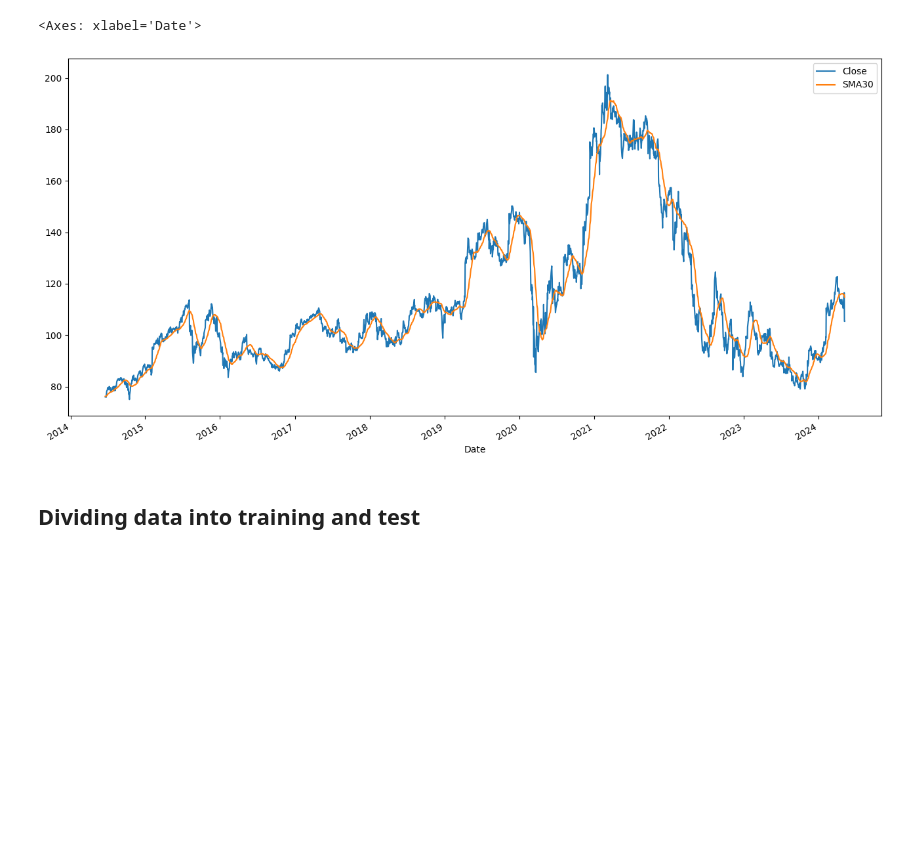
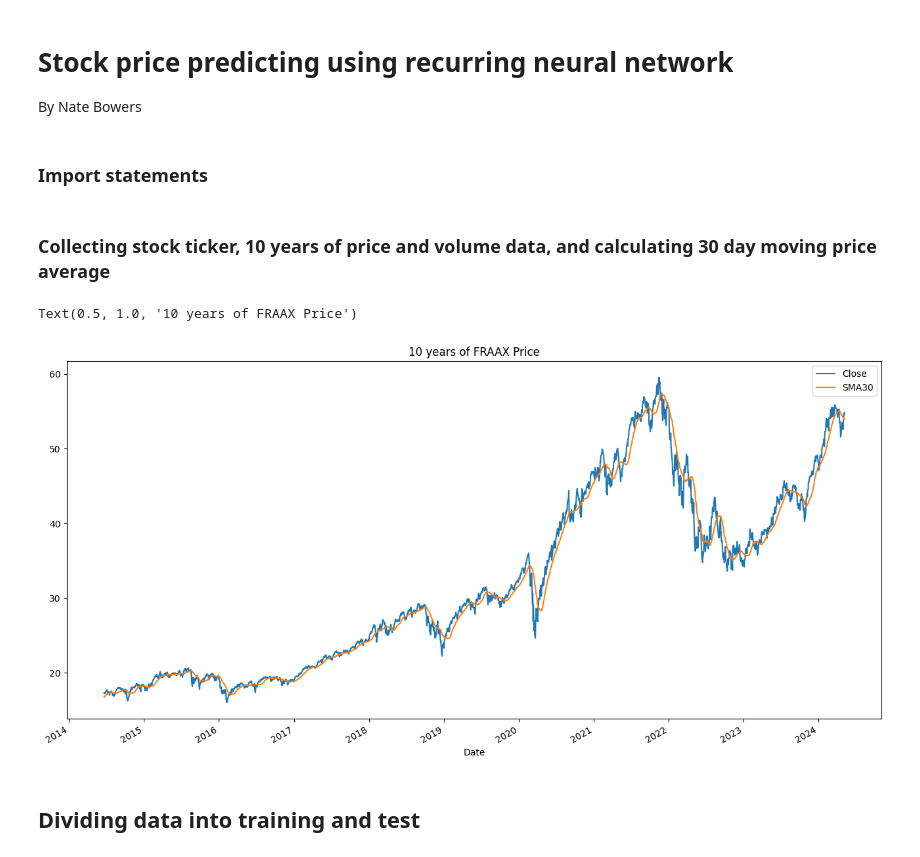
Before and after one commit to nate-bowers/TradingML, a Jupyter notebook: TFtrial.ipynb, the cells around one changed output. Cells and saved outputs as stored; diff of their text form; code cells hidden in the pictures; blank space fills up the shorter version.

```diff
--- a/TFtrial.ipynb
+++ b/TFtrial.ipynb
@@ -1,28 +1,38 @@
+# %% [markdown]
+# Stock price predicting using recurring neural network
+By Nate Bowers
+# %% [markdown]
+### Import statements
 # %%
 import tensorflow as tf
 import yfinance as yf
 import matplotlib.pyplot as plt
 from tensorflow import keras
 from sklearn.model_selection import TimeSeriesSplit
+# %% [markdown]
+### Collecting stock ticker, 10 years of price and volume data, and calculating 30 day moving price average
+# %%
+ticker = input("Enter the stock ticker you would like to create a model for: ").upper()
 # %%
-msft = yf.Ticker("DIS")
+msft = yf.Ticker(ticker)
 
 hist = msft.history(period="10y")
 
 hist = hist.drop(columns=["Open", "High", "Low","Stock Splits", "Dividends"])
 
 # Calculate 30-day Simple Moving Average (SMA)
 hist['SMA30'] = hist['Close'].rolling(30).mean()
 
 # Remove NULL values
 hist.dropna(inplace=True)
 
 hist.head()
 #plot = plt.plot(hist["Close"])
 hist[['Close', 'SMA30']].plot(figsize=(16, 8))
+plt.title("10 years of " + ticker + " Price")
 # %% [output]
-<Axes: xlabel='Date'>
+Text(0.5, 1.0, '10 years of FRAAX Price')
-[figure, old version]
+[figure, new version]
 # %% [markdown]
 ## Dividing data into training and test
 # %%
```
Also changed, not shown: parts of 10 cells of this notebook.
